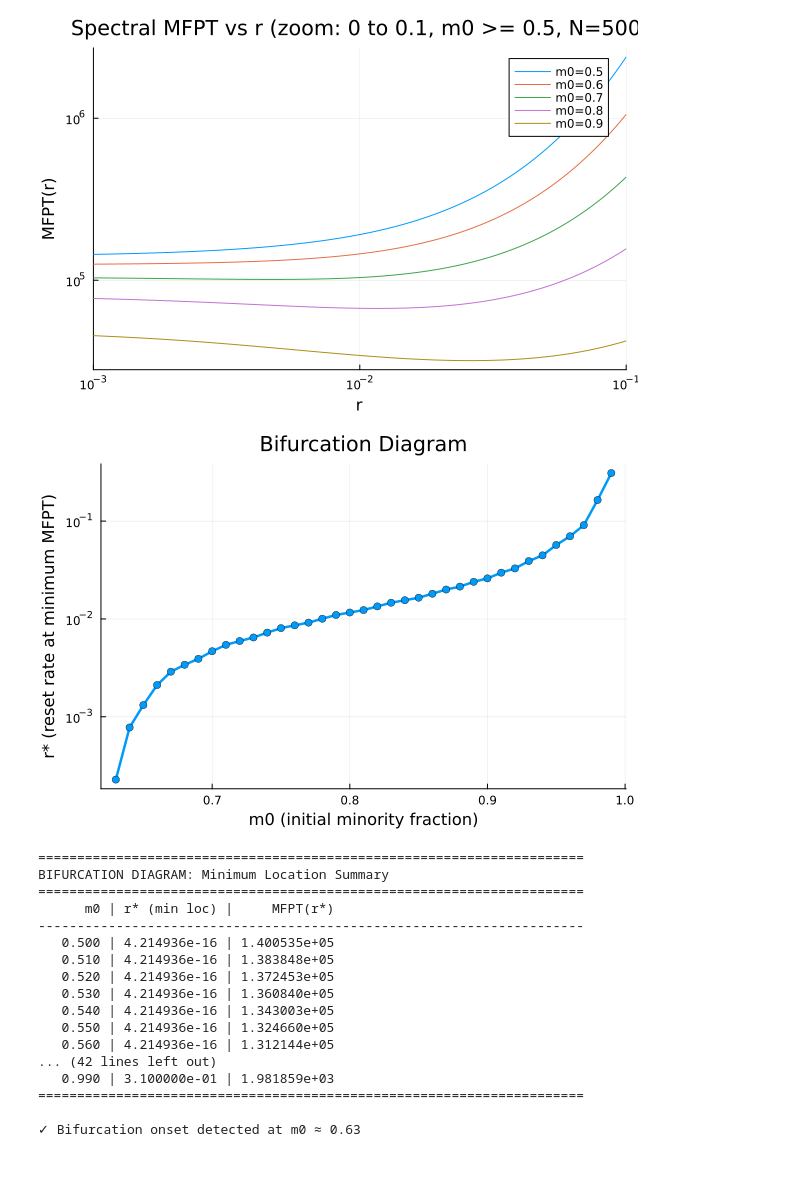
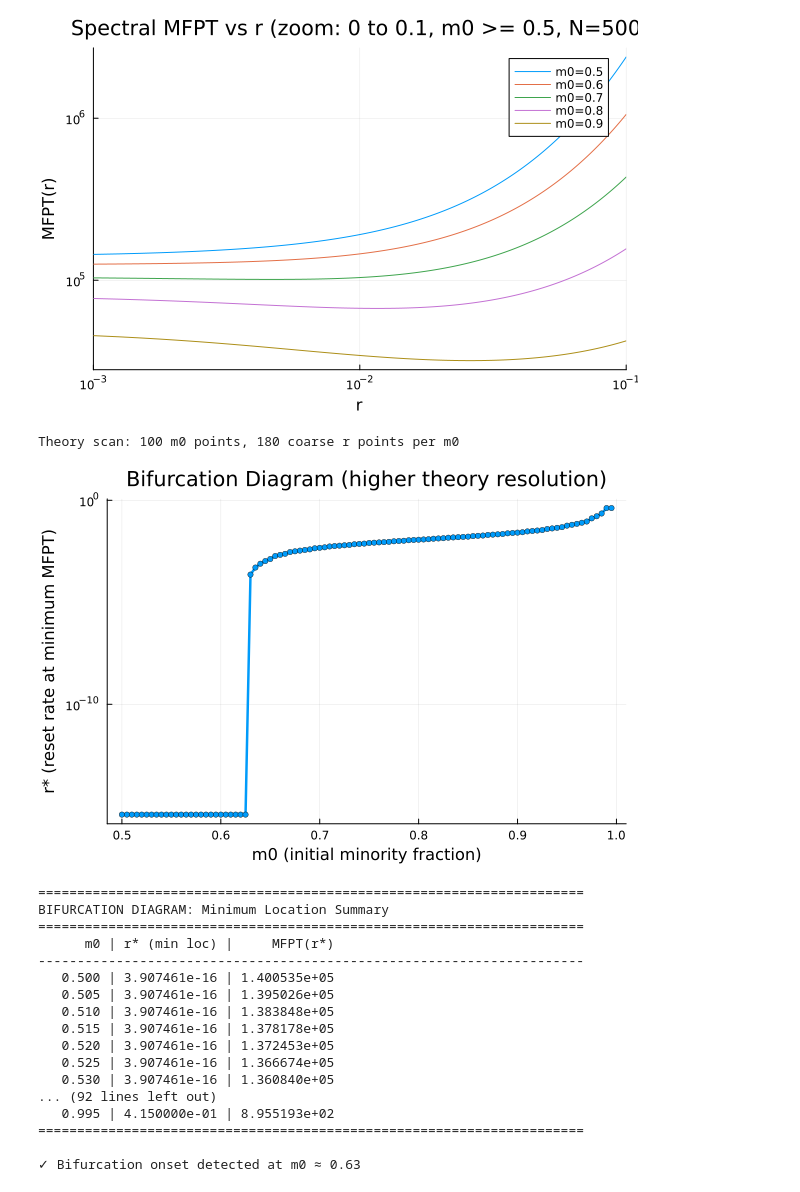
Before and after one commit to GerardArgany/voter-model-stochastic-resetting, a Jupyter notebook: notebooks/all_to_all/mfpt_discrete_spectral_vs_r.ipynb, the cells around one changed output. Cells and saved outputs as stored; diff of their text form; code cells hidden in the pictures.

```diff
--- a/notebooks/all_to_all/mfpt_discrete_spectral_vs_r.ipynb
+++ b/notebooks/all_to_all/mfpt_discrete_spectral_vs_r.ipynb
@@ -133,10 +132,14 @@ p_zoom
 using Optim
 
 # For each m0, find the r value that minimizes MFPT
-# Fine grid from m0=0.5 to m0≈1 to resolve bifurcation
-m0_fine = collect(0.63:0.01:0.99)  # fine m0 grid focusing on bifurcation region
+# Increased theory resolution: denser m0 grid and more coarse r points
+m0_fine = collect(0.50:0.005:0.995)
 r_minima = Float64[]
 mfpt_minima = Float64[]
+
+r_coarse_max = min(0.40, 0.95)
+r_coarse_points = 180
+    r_fine_half_width = 0.015
 
 for m0 in m0_fine
     n0 = clamp(round(Int, N * (1 + m0) / 2), 1, N - 1)
@@ -151,8 +154,8 @@ for m0 in m0_fine
         return isfinite(t) && t > 0 ? t : 1e10
     end
 
-    # First: coarse search to find approximate minimum location
-    r_coarse = collect(range(0.0, min(0.3, 0.95), length=100))
+    # First: denser coarse search to find approximate minimum location
+    r_coarse = collect(range(0.0, r_coarse_max, length = r_coarse_points))
     t_coarse = [mfpt_func(r) for r in r_coarse]
 
     valid_idx = findall(x -> isfinite(x) && x < 1e10, t_coarse)
@@ -165,9 +168,8 @@ for m0 in m0_fine
     r_approx = r_coarse[min_coarse_idx]
 
     # Second: fine search using Optim around the approximate minimum
-    # Define a local search interval around the found minimum
-    r_lower = max(0.0, r_approx - 0.01)
-    r_upper = min(0.95, r_approx + 0.01)
+    r_lower = max(0.0, r_approx - r_fine_half_width)
+    r_upper = min(0.95, r_approx + r_fine_half_width)
 
     if r_upper > r_lower
         result = optimize(mfpt_func, r_lower, r_upper)
@@ -178,39 +180,41 @@ for m0 in m0_fine
         t_min = mfpt_func(r_approx)
     end
 
     if isfinite(t_min) && t_min < 1e10
         push!(r_minima, r_min)
         push!(mfpt_minima, t_min)
     else
         push!(r_minima, NaN)
         push!(mfpt_minima, NaN)
     end
 end
 
-# Filter for valid points (nonzero and finite) for log-log plot
+println(@sprintf("Theory scan: %d m0 points, %d coarse r points per m0", length(m0_fine), r_coarse_points))
+
+# Filter for valid points (nonzero and finite) for bifurcation plot
 valid_mask = (m0_fine .> 0) .& isfinite.(r_minima) .& (r_minima .> 0)
 m0_plot = m0_fine[valid_mask]
 r_plot = r_minima[valid_mask]
 
-# Create bifurcation diagram (log-log scale)
+# Create bifurcation diagram
 p_bifurc = plot(
     m0_plot,
     r_plot,
     xlabel="m0 (initial minority fraction)",
     ylabel="r* (reset rate at minimum MFPT)",
-    title="Bifurcation Diagram",
+    title="Bifurcation Diagram (higher theory resolution)",
     legend=false,
     linewidth=2.5,
     markerstrokewidth=0.5,
-    markersize=4,
+    markersize=3,
     marker=:circle,
-    # xscale=:log10,
     yscale=:log10,
 )
 
 p_bifurc
 # %% [output]
+Theory scan: 100 m0 points, 180 coarse r points per m0
-[figure, old version]
+[figure, new version]
 # %%
 # Summary table of bifurcation points
 println("\n" * repeat("=", 70))
@@ -242,15 +246,15 @@ BIFURCATION DIAGRAM: Minimum Location Summary
 ======================================================================
       m0 | r* (min loc) |     MFPT(r*)
 ----------------------------------------------------------------------
-   0.500 | 4.214936e-16 | 1.400535e+05
-   0.510 | 4.214936e-16 | 1.383848e+05
-   0.520 | 4.214936e-16 | 1.372453e+05
-   0.530 | 4.214936e-16 | 1.360840e+05
-   0.540 | 4.214936e-16 | 1.343003e+05
-   0.550 | 4.214936e-16 | 1.324660e+05
-   0.560 | 4.214936e-16 | 1.312144e+05
-... (42 lines left out)
-   0.990 | 3.100000e-01 | 1.981859e+03
+   0.500 | 3.907461e-16 | 1.400535e+05
+   0.505 | 3.907461e-16 | 1.395026e+05
+   0.510 | 3.907461e-16 | 1.383848e+05
+   0.515 | 3.907461e-16 | 1.378178e+05
+   0.520 | 3.907461e-16 | 1.372453e+05
+   0.525 | 3.907461e-16 | 1.366674e+05
+   0.530 | 3.907461e-16 | 1.360840e+05
+... (92 lines left out)
+   0.995 | 4.150000e-01 | 8.955193e+02
 ======================================================================
 
 ✓ Bifurcation onset detected at m0 ≈ 0.63
```
Also changed, not shown: parts of 11 cells of this notebook, 10 other files.
